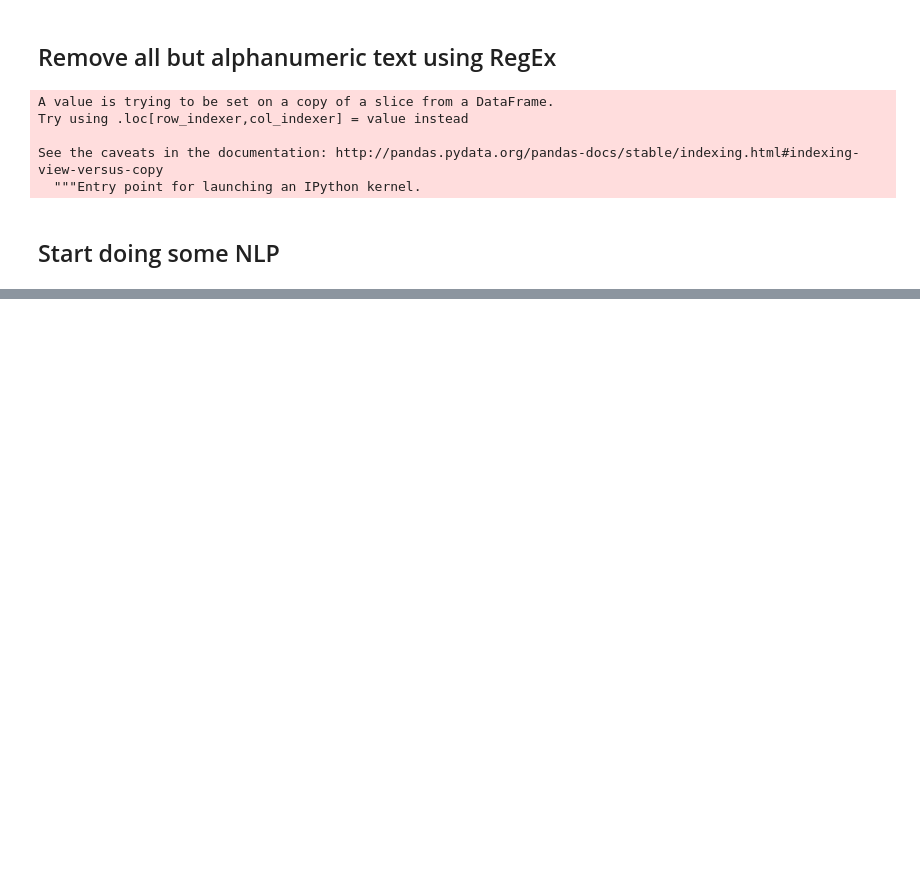
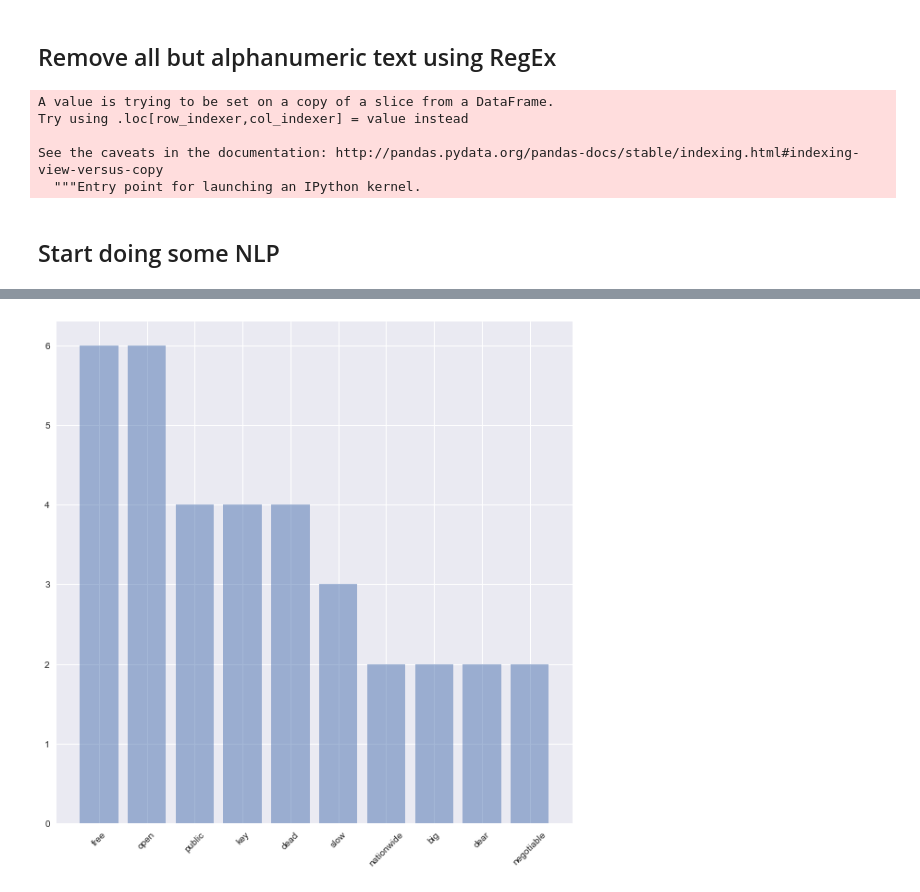
Before and after one commit to tylernwatson/galvanize_dsi_capstone, a Jupyter notebook: EDA.ipynb, the cells around one changed output, grey strips where cells are left out. Saved outputs shown, nothing was run; the diff lists cells and outputs as text; code cells hidden in the pictures; blank space fills up the shorter version.

```diff
--- a/EDA.ipynb
+++ b/EDA.ipynb
@@ -736,0 +664,3 @@ def main(tweet_collection):
+# %%
+update_campaign_tweets_df = mega_df_final[mega_df_final['info_campaign'] == 1].drop_duplicates(subset='text')
+update_original_tweets_df = mega_df_final[mega_df_final['original_tweet'] == 1]
@@ -736,0 +688,18 @@ def main(tweet_collection):
+# %%
+original_adj_counter = Counter()
+ignore_list = ['net', 'that', 'more', 'many', 'able', 'much', 'which']
+
+for adjs in update_original_tweets_df['adj_lemmas']:
+    if (len(adj) != 0):
+        for adj in adjs:
+            if adj not in ignore_list:
+                original_adj_counter[adj] += 1
+# %%
+campaign_adj_counter = Counter()
+ignore_list = ['net', 'that', 'more', 'many', 'able', 'much', 'which']
+
+for adjs in update_campaign_tweets_df['adj_lemmas']:
+    if (len(adj) != 0):
+        for adj in adjs:
+            if adj not in ignore_list:
+                campaign_adj_counter[adj] += 1
@@ -736,0 +746,25 @@ def main(tweet_collection):
+# %%
+counts = dict(campaign_adj_counter.most_common(10))
+
+labels, values = zip(*counts.items())
+
+# sort your values in descending order
+indSort = np.argsort(values)[::-1]
+
+# rearrange your data
+labels = np.array(labels)[indSort]
+values = np.array(values)[indSort]
+
+indexes = np.arange(len(labels))
+
+bar_width = 0.35
+
+plt.subplots(figsize=(10,10))
+plt.bar(indexes, values, alpha=.5)
+plt.xticks(rotation=45)
+
+# add labels
+plt.xticks(indexes, labels)
+plt.show()
+# %% [output]
+[figure, added]
```
Also changed, not shown: parts of 33 cells of this notebook, 1 other file.
